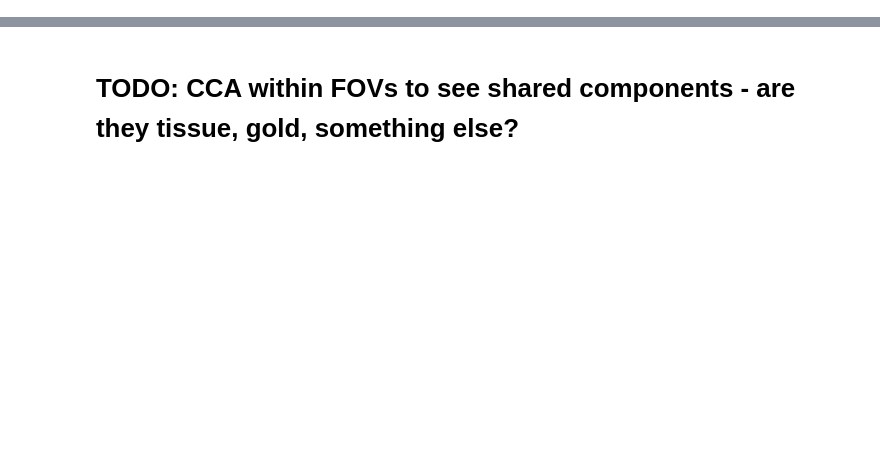
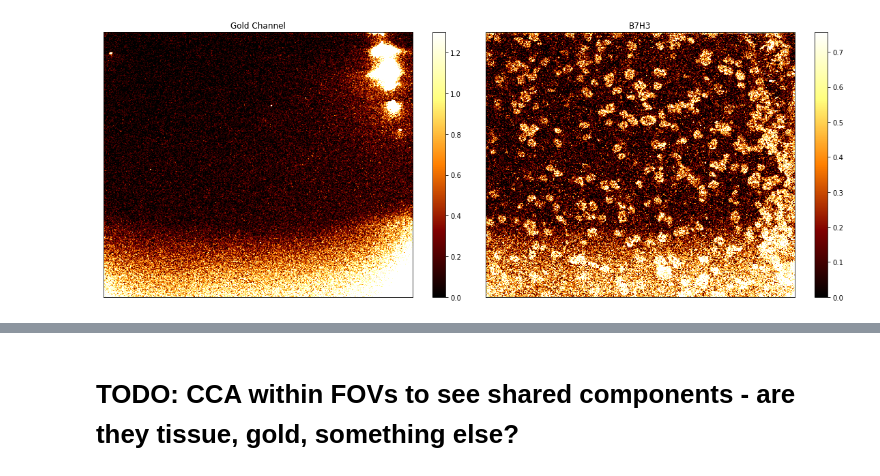
Before and after one commit to ParkerICI/mibi_processing, a Jupyter notebook: notebooks/Convnet for Background Subtraction.ipynb, the cells around one changed output, grey strips where cells are left out. Cells and saved outputs as stored; diff of their text form; code cells hidden in the pictures; blank space fills up the shorter version.

```diff
--- a/notebooks/Convnet for Background Subtraction.ipynb
+++ b/notebooks/Convnet for Background Subtraction.ipynb
@@ -27,13 +27,13 @@ data_dir = '/Users/mschachter/data/CHOP_TMA_pilot'
 images_dir = os.path.join(data_dir, 'extracted_subset')
 channels_data_path = os.path.join(data_dir, 'info', 'channels.csv')
 
-ds = BackgroundSubtractionDataset(images_dir, channels_data_path)
+#ds = BackgroundSubtractionDataset(images_dir, channels_data_path)
 
-#mp_images = dict()
-#for pdir in glob.glob(os.path.join(images_dir, 'Point*')):
-#    _,pname = os.path.split(pdir)
-#    print(f"Loading from {pdir}")
-#    mp_images[pname] = MIBIMultiplexImage.load_from_path(os.path.join(pdir, 'TIFs'), channels_data_path)
+mp_images = dict()
+for pdir in glob.glob(os.path.join(images_dir, 'Point*')):
+    _,pname = os.path.split(pdir)
+    print(f"Loading from {pdir}")
+    mp_images[pname] = MIBIMultiplexImage.load_from_path(os.path.join(pdir, 'TIFs'), channels_data_path)
 # %% [output]
 Loading from /Users/mschachter/data/CHOP_TMA_pilot/extracted_subset/Point4
 Loading from /Users/mschachter/data/CHOP_TMA_pilot/extracted_subset/Point19
@@ -57,0 +43,3 @@ ds.df#.sample(n=50)
+# %%
+mp_img = mp_images['Point21']
+mp_img.df_channel
@@ -57,0 +64,16 @@ ds.df#.sample(n=50)
+# %%
+gold_chan_idx = mp_img.label_to_index['197_Au']
+egfr_idx = mp_img.label_to_index['B7H3']
+bg_img = mp_img.X['raw'][gold_chan_idx]
+chan_img = mp_img.X['raw'][egfr_idx]
+
+fig = plt.figure(figsize=(16, 6))
+ax = plt.subplot(1, 2, 1)
+plot_img(bg_img, transform=False)
+plt.title('Gold Channel')
+ax = plt.subplot(1, 2, 2)
+plot_img(chan_img, transform=False)
+plt.title('B7H3')
+plt.tight_layout()
+# %% [output]
+[figure, added]
```
Also changed, not shown: parts of 16 cells of this notebook.
